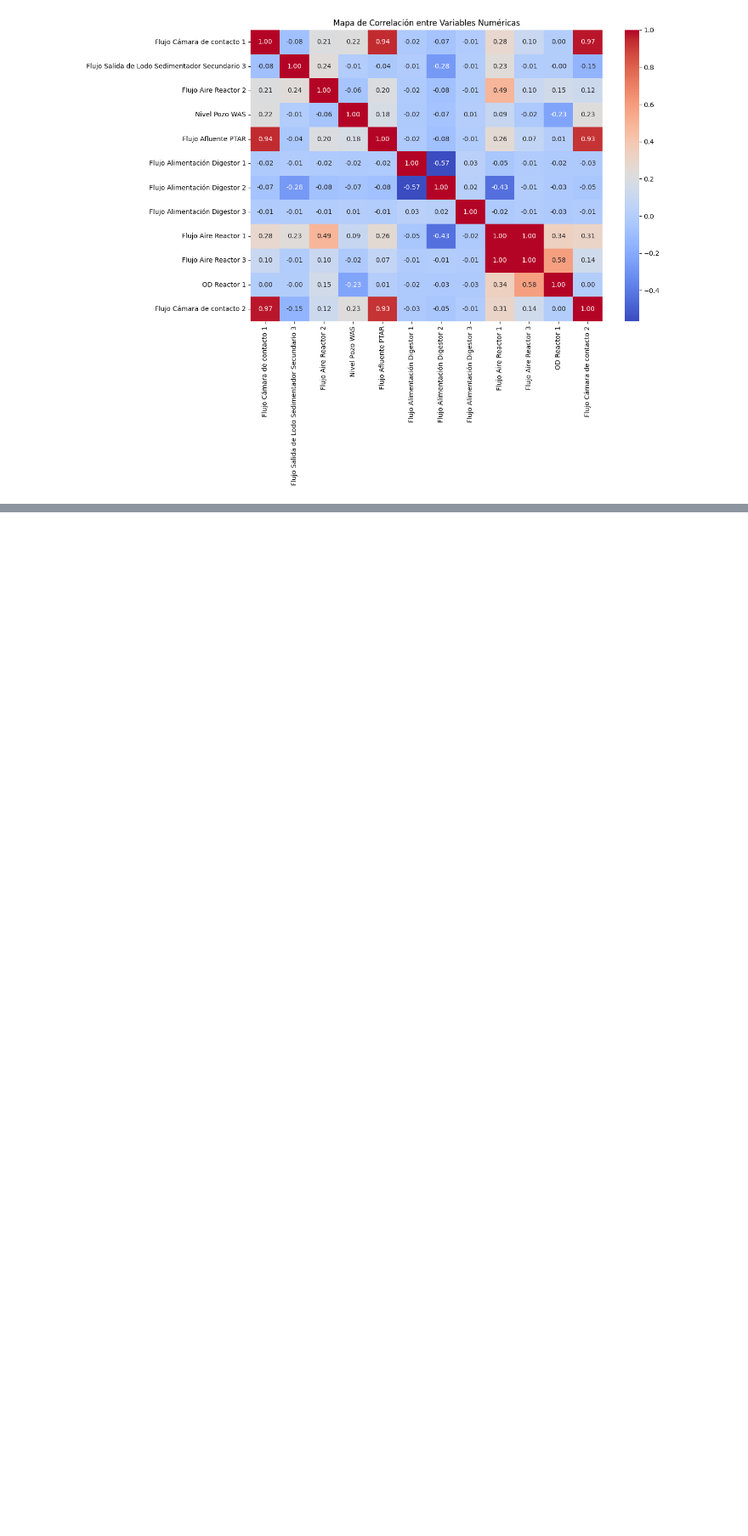
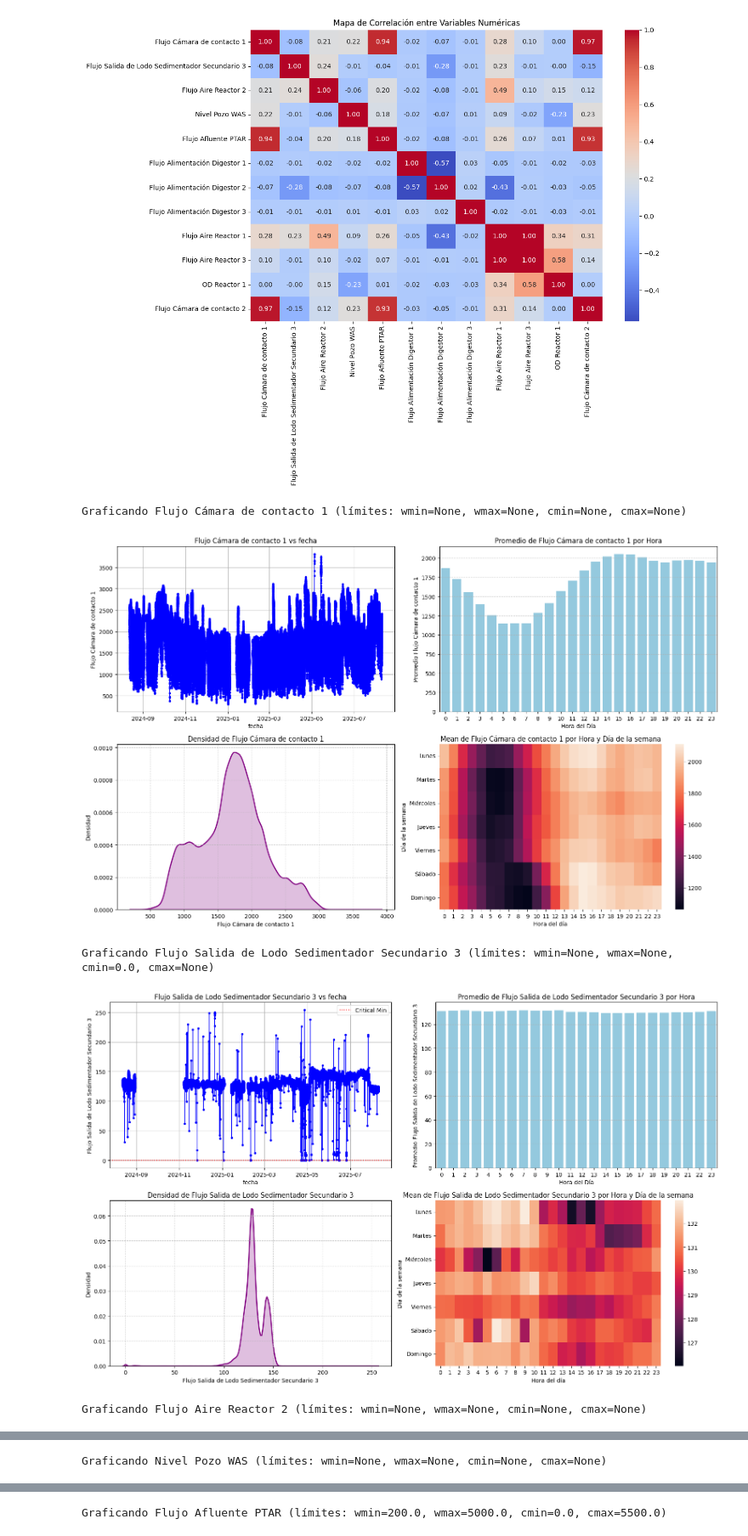
Before and after one commit to fchiapped/Proyecto-Grado, a Jupyter notebook: planta2.ipynb, the cells around one changed output, grey strips where cells are left out. Shown at 85% size. Drawn from its saved outputs; the diff is of its cells as text; code cells hidden in the pictures; blank space fills up the shorter version.

```diff
--- a/planta2.ipynb
+++ b/planta2.ipynb
@@ -73,3 +72,16 @@ df_planta_2['OD Reactor 2'] = df_planta_2['OD Reactor 2'].astype(bool)
 funciones.plot_corr(df_planta_2)
 # %% [output]
 [figure]
+# %%
+# Graficar todas las variables numéricas con límites si existen en desc_planta_2
+num_cols = df_planta_2.select_dtypes(include=[np.number]).columns
+for col in num_cols:
+    wmin, wmax, cmin, cmax = funciones.get_limits(desc_planta_2, col)
+    print(f'Graficando {col} (límites: wmin={wmin}, wmax={wmax}, cmin={cmin}, cmax={cmax})')
+    funciones.plot_all(df_planta_2, col, warning_min=wmin, warning_max=wmax, critical_min=cmin, critical_max=cmax)
+# %% [output]
+Graficando Flujo Cámara de contacto 1 (límites: wmin=None, wmax=None, cmin=None, cmax=None)
+[figure, added]
+Graficando Flujo Salida de Lodo Sedimentador Secundario 3 (límites: wmin=None, wmax=None, cmin=0.0, cmax=None)
+[figure, added]
+Graficando Flujo Aire Reactor 2 (límites: wmin=None, wmax=None, cmin=None, cmax=None)
@@ -75,0 +89 @@ funciones.plot_corr(df_planta_2)
+Graficando Nivel Pozo WAS (límites: wmin=None, wmax=None, cmin=None, cmax=None)
@@ -75,0 +91 @@ funciones.plot_corr(df_planta_2)
+Graficando Flujo Afluente PTAR (límites: wmin=200.0, wmax=5000.0, cmin=0.0, cmax=5500.0)
```
Also changed, not shown: parts of 2 cells of this notebook, 3 other files.
